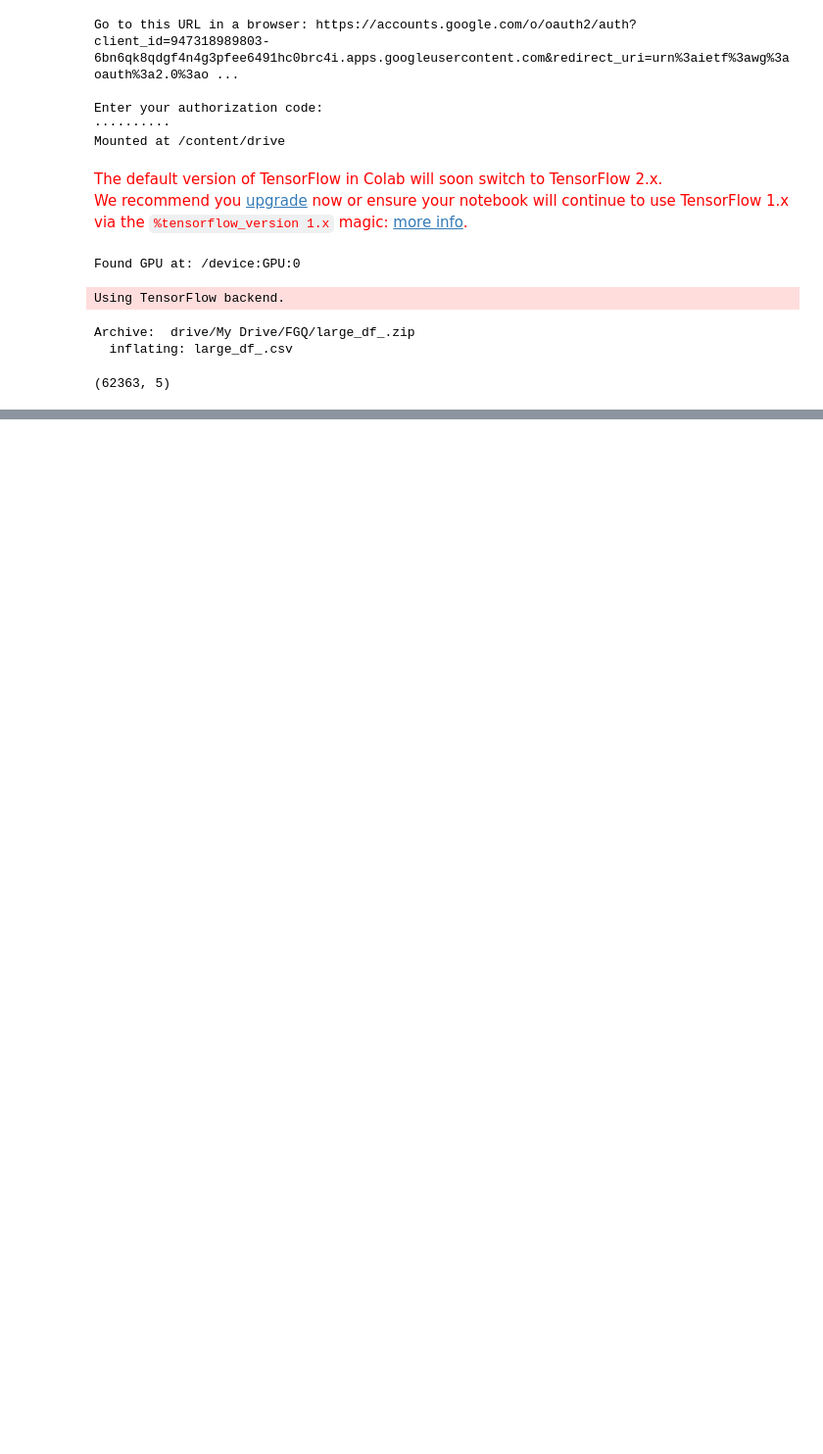
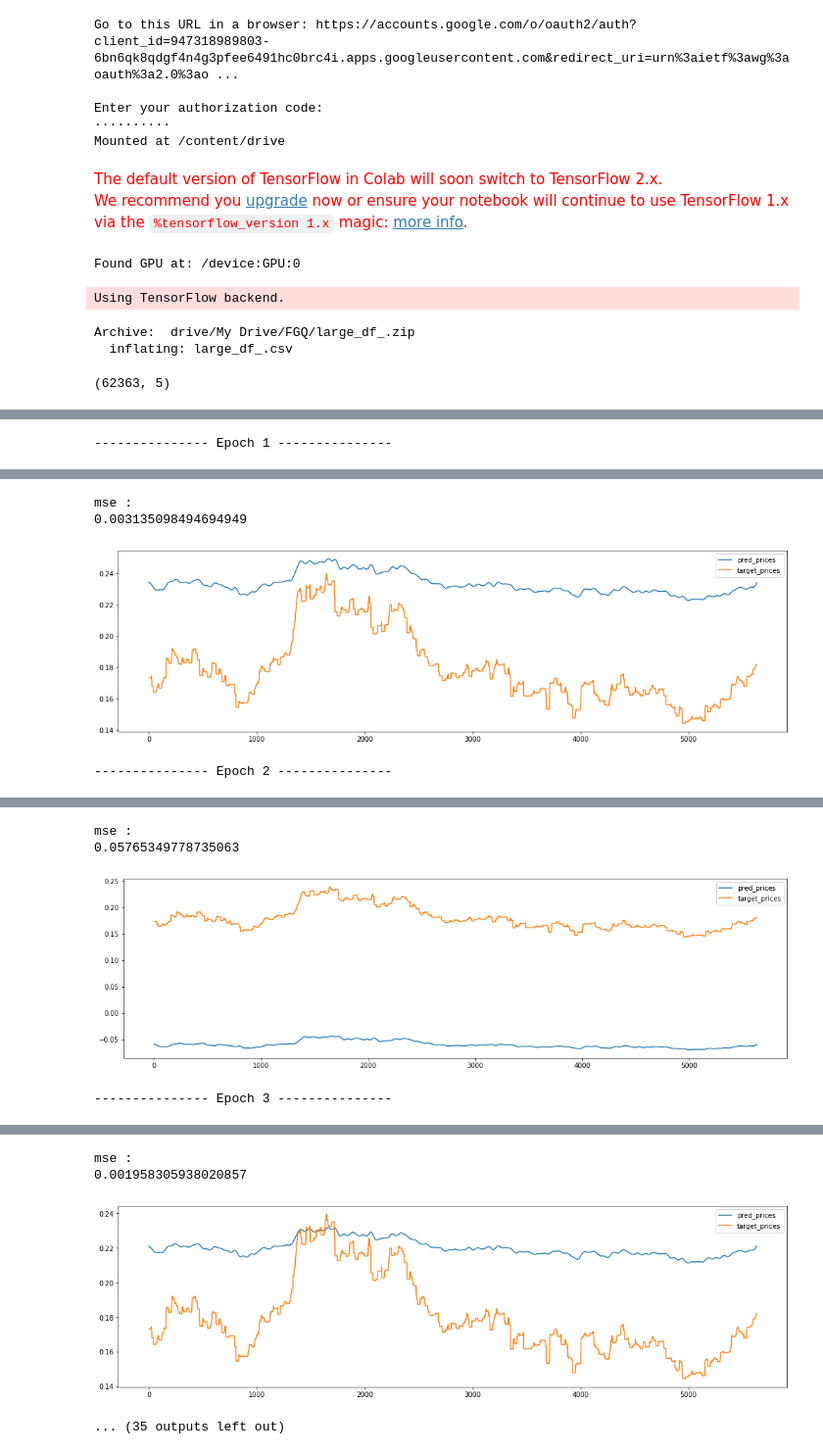
Before and after one commit to kushsharma2910/FGQ, a Jupyter notebook: GAN.ipynb, the cells around one changed output, grey strips where cells are left out. Shown at 98% size. Saved outputs shown, nothing was run; the diff lists cells and outputs as text; code cells hidden in the pictures; blank space fills up the shorter version.

```diff
--- a/GAN.ipynb
+++ b/GAN.ipynb
@@ -331,5 +332,12 @@ def build_timeseries(only_norm):
         target_prices[i] = only_norm[direction + "-" + str(target_window) + "hr"].iloc[i+TIME_STEPS]
     return x, y, target_prices
+# %%
+feat_to_ind = {
+    'O' : 0,
+    'H' : 1,
+    'L' : 2,
+    'C' : 3
+}
 # %%
 def create_generator():
     generator = Sequential()
@@ -427,0 +441,3 @@ def validation_plot():
+# %%
+dLosses = []
+gLosses = []
@@ -428,5 +451,5 @@ def validation_plot():
 # %%
-def train():
+def train_():
     EPOCHS = params["epochs"]
     BATCH_SIZE = params["batch_size"]
     BATCH_COUNT = int(x_t.shape[0] / BATCH_SIZE)
@@ -434,18 +457,35 @@ def train():
         print ('-'*15, 'Epoch %d' % e, '-'*15)
         x_t_list = np.split(x_t, BATCH_COUNT)
         y_t_list = np.split(y_t, BATCH_COUNT)
+
         for b_num in tqdm_notebook(range(BATCH_COUNT)):
+
             fake_seq = generator.predict(x_t_list[b_num], batch_size = BATCH_SIZE)
+            fake_seq = np.concatenate((x_t_list[b_num][:, :, feat_to_ind['L']], fake_seq[:, :, 0]), axis = 1)
+            fake_seq = fake_seq.reshape(BATCH_SIZE, N_OUTPUTS + TIME_STEPS, 1)
+
             real_seq = y_t_list[b_num]
-            real_seq = real_seq.reshape(BATCH_SIZE, N_OUTPUTS+TIME_STEPS, 1)
-            x_stack = np.concatenate([real_seq, fake_seq])
+            real_seq = np.concatenate((x_t_list[b_num][:, :, feat_to_ind['L']], real_seq), axis = 1)
+            real_seq = real_seq.reshape(BATCH_SIZE, N_OUTPUTS + TIME_STEPS, 1)
+
+            x_stack = np.concatenate([fake_seq, real_seq])
+
             y_stack = np.zeros(2*BATCH_SIZE)
-            y_stack[:BATCH_SIZE] = 0.9
+            y_stack[BATCH_SIZE:] = 0.9
+            y_stack = y_stack.reshape(-1, 1)
+
             discriminator.trainable = True
-            discriminator.train_on_batch(x_stack, y_stack)
+            dloss = discriminator.train_on_batch(x_stack, y_stack)
 
             discriminator.trainable = False
-            gan.train_on_batch(x_t_list[b_num], np.ones(BATCH_SIZE))
+            gloss = gan.train_on_batch(x_t_list[b_num], np.ones(BATCH_SIZE))
 
-        # if e == 1 or e % 5 == 0:
-        validation_plot()
+        dLosses.append(dloss)
+        gLosses.append(gloss)
+
+            #This line of code checks that generator works well as a standalone
+            # generator.train_on_batch(x_t_list[b_num], y_t_list[b_num].reshape(BATCH_SIZE, N_OUTPUTS, 1))
+
+        if e == 1 or e % 1 == 0:
+            validation_plot()
+            #plot_loss()
@@ -469,0 +492,4 @@ mse :
+# %%
+train_()
+# %% [output]
+--------------- Epoch 1 ---------------
@@ -469,0 +497,4 @@ mse :
+mse :
+0.003135098494694949
+[figure, added]
+--------------- Epoch 2 ---------------
@@ -469,0 +502,4 @@ mse :
+mse :
+0.05765349778735063
+[figure, added]
+--------------- Epoch 3 ---------------
@@ -470,3 +507,7 @@ mse :
+mse :
+0.001958305938020857
+[figure, added]
+... (35 outputs left out)
 # %%
 def test_plot():
     BATCH_COUNT_TES = int(x_test_t.shape[0] / BATCH_SIZE)
```
Also changed, not shown: parts of 10 cells of this notebook.
